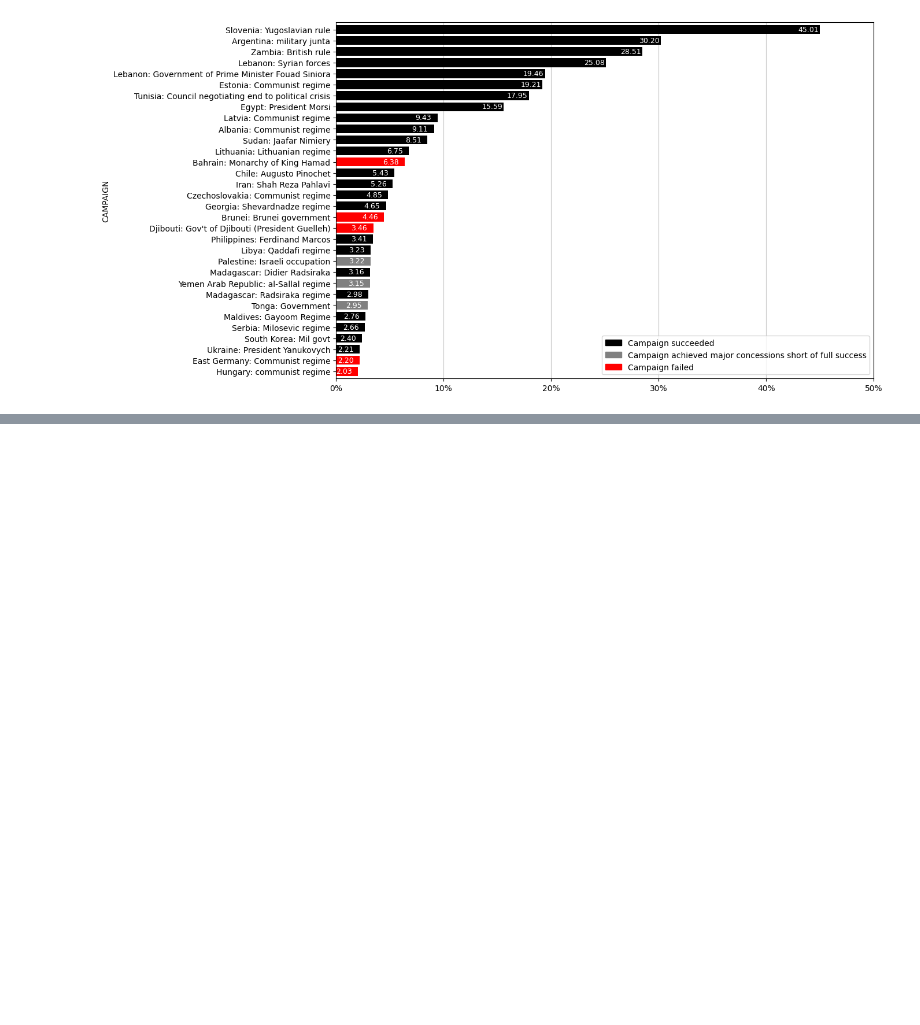
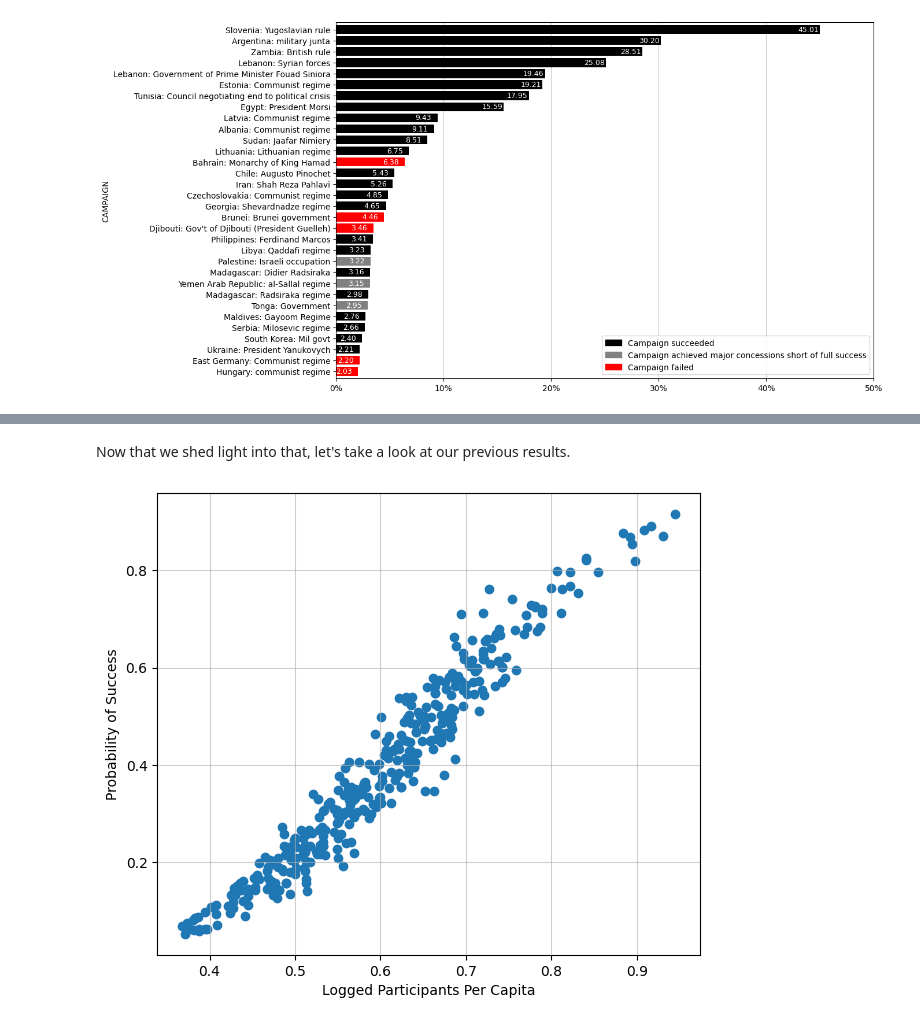
Before and after one commit to evgepab/Exporing-Why-Civil-Resistance-Works, a Jupyter notebook: wcrw.ipynb, the cells around one changed output, grey strips where cells are left out. Saved outputs shown, nothing was run; the diff lists cells and outputs as text; code cells hidden in the pictures; blank space fills up the shorter version.

```diff
--- a/wcrw.ipynb
+++ b/wcrw.ipynb
@@ -253,0 +271,7 @@ navco[navco['LOCATION']=='Greece']
+# %%
+success = navco[['SUCCESS', 'PERCENTAGEPOPULARPARTICIPATION', 'PARTICIPATION']]
+# drop the lines that have na on all 3 columns
+success = success.dropna(how='all', subset=['SUCCESS', 'PERCENTAGEPOPULARPARTICIPATION', 'PARTICIPATION'])
+# where percentage popular participation is 0, it's because it's very small compared to the population
+# so we'll just set population to 10**8 as a close approximation
+success.loc[:, 'POPULATION'] = np.where(success['PERCENTAGEPOPULARPARTICIPATION'] == 0, 10**8, success['PARTICIPATION'] / success['PERCENTAGEPOPULARPARTICIPATION'])
@@ -253,0 +283,2 @@ navco[navco['LOCATION']=='Greece']
+# %%
+success['MEMBERSHIPPERCAPITA'] = np.log10(success['PARTICIPATION']) / np.log10(success['POPULATION'])
@@ -253,0 +287,5 @@ navco[navco['LOCATION']=='Greece']
+# %%
+success_logit_mod = logit("SUCCESS ~ MEMBERSHIPPERCAPITA + np.log10(POPULATION)", data=success)
+success_logit_res = success_logit_mod.fit()
+
+success_logit_res.summary2()
@@ -253,0 +347,15 @@ navco[navco['LOCATION']=='Greece']
+# %% [markdown]
+Now that we shed light into that, let's take a look at our previous results.
+# %%
+success_predicted_with_control = success_logit_res.predict(success[['MEMBERSHIPPERCAPITA', 'POPULATION']])
+
+fig, ax = plt.subplots(figsize=(7, 6))
+
+plt.scatter(success['MEMBERSHIPPERCAPITA'], success_predicted_with_control)
+plt.xlabel('Logged Participants Per Capita')
+plt.ylabel('Probability of Success')
+plt.grid(True, linestyle='-', alpha=0.6)
+
+plt.show()
+# %% [output]
+[figure, added]
```
Also changed, not shown: parts of 65 cells of this notebook, 4 other files.
